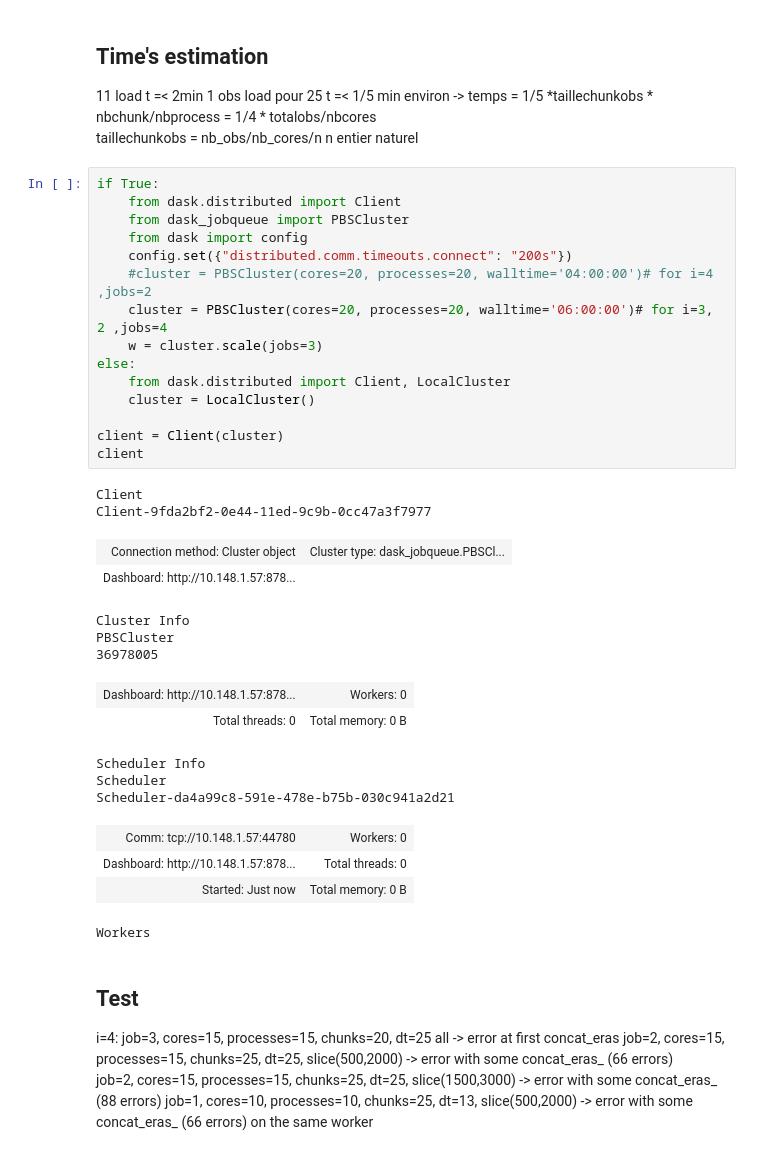
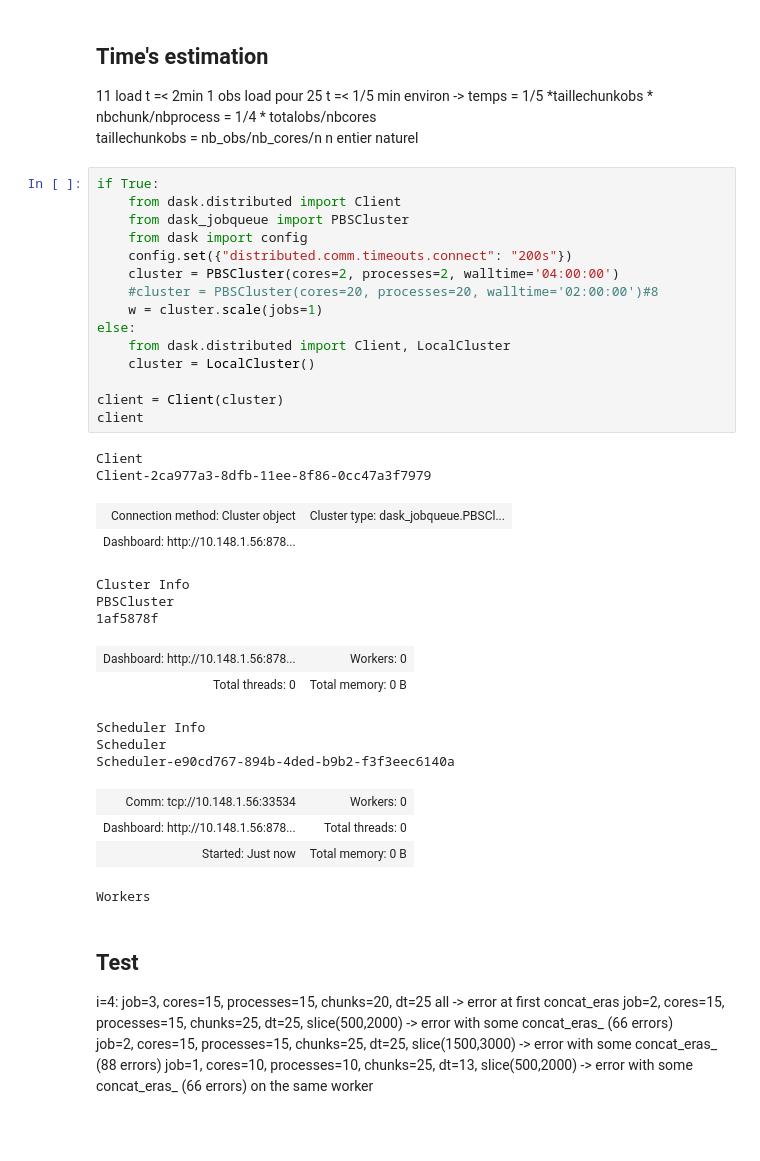
Before and after one commit to margot-demol/historical_analysis, a Jupyter notebook: 22_zarr_eras.ipynb, the cells around one changed output. Drawn from its saved outputs; the diff is of its cells as text.

```diff
--- a/22_zarr_eras.ipynb
+++ b/22_zarr_eras.ipynb
@@ -41,33 +41,33 @@ taillechunkobs = nb_obs/nb_cores/n n entier naturel
 # %%
 if True:
     from dask.distributed import Client
     from dask_jobqueue import PBSCluster
     from dask import config
     config.set({"distributed.comm.timeouts.connect": "200s"})
-    #cluster = PBSCluster(cores=20, processes=20, walltime='04:00:00')# for i=4 ,jobs=2
-    cluster = PBSCluster(cores=20, processes=20, walltime='06:00:00')# for i=3, 2 ,jobs=4
-    w = cluster.scale(jobs=3)
+    cluster = PBSCluster(cores=2, processes=2, walltime='04:00:00')
+    #cluster = PBSCluster(cores=20, processes=20, walltime='02:00:00')#8
+    w = cluster.scale(jobs=1)
 else:
     from dask.distributed import Client, LocalCluster
     cluster = LocalCluster()
 
 client = Client(cluster)
 client
 # %% [output]
 Client
-Client-9fda2bf2-0e44-11ed-9c9b-0cc47a3f7977
+Client-2ca977a3-8dfb-11ee-8f86-0cc47a3f7979
 | Connection method: Cluster object | Cluster type: dask_jobqueue.PBSCl... |
-| Dashboard: http://10.148.1.57:878... |  |
+| Dashboard: http://10.148.1.56:878... |  |
 Cluster Info
 PBSCluster
-36978005
+1af5878f
-| Dashboard: http://10.148.1.57:878... | Workers: 0 |
+| Dashboard: http://10.148.1.56:878... | Workers: 0 |
 | Total threads: 0 | Total memory: 0 B |
 Scheduler Info
 Scheduler
-Scheduler-da4a99c8-591e-478e-b75b-030c941a2d21
+Scheduler-e90cd767-894b-4ded-b9b2-f3f3eec6140a
-| Comm: tcp://10.148.1.57:44780 | Workers: 0 |
-| Dashboard: http://10.148.1.57:878... | Total threads: 0 |
+| Comm: tcp://10.148.1.56:33534 | Workers: 0 |
+| Dashboard: http://10.148.1.56:878... | Total threads: 0 |
 | Started: Just now | Total memory: 0 B |
 Workers
 # %% [markdown]
```
Also changed, not shown: parts of 6 cells of this notebook, 43 other files.
